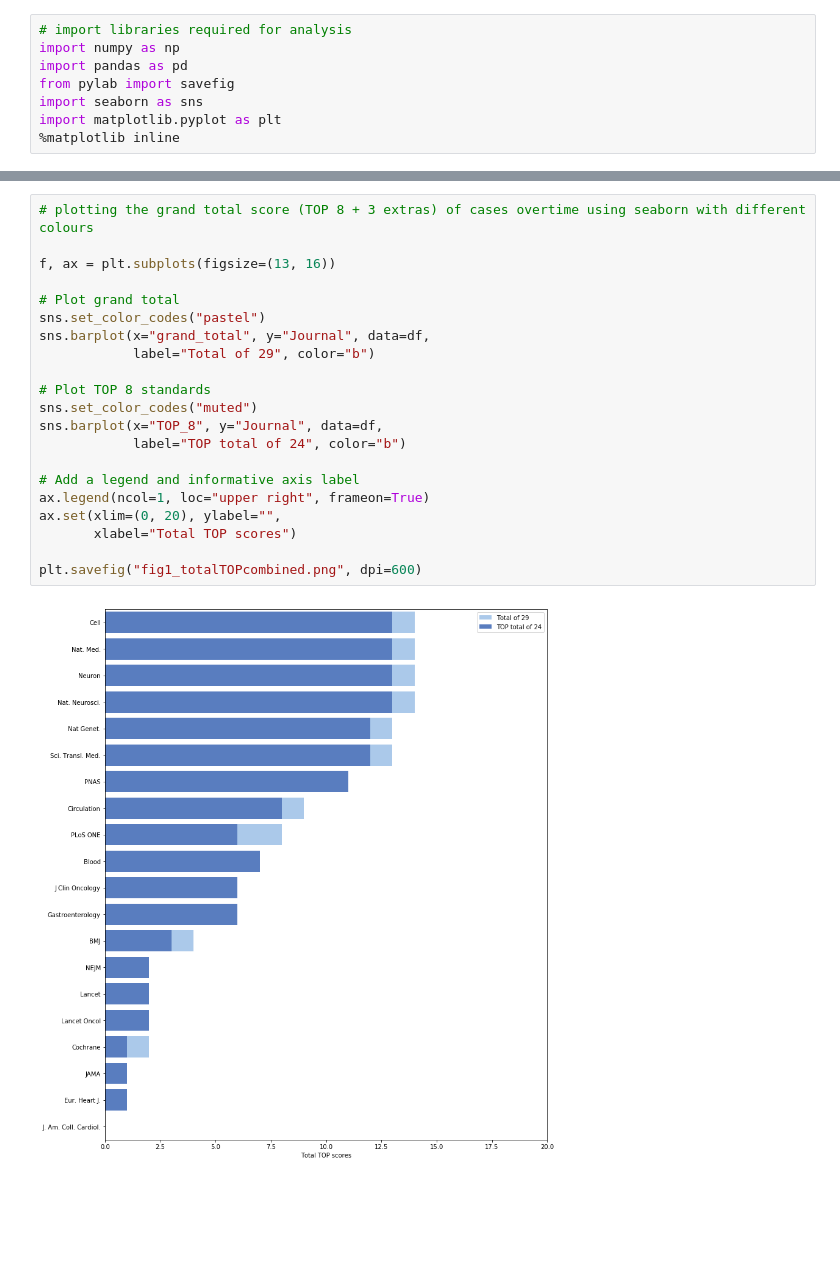
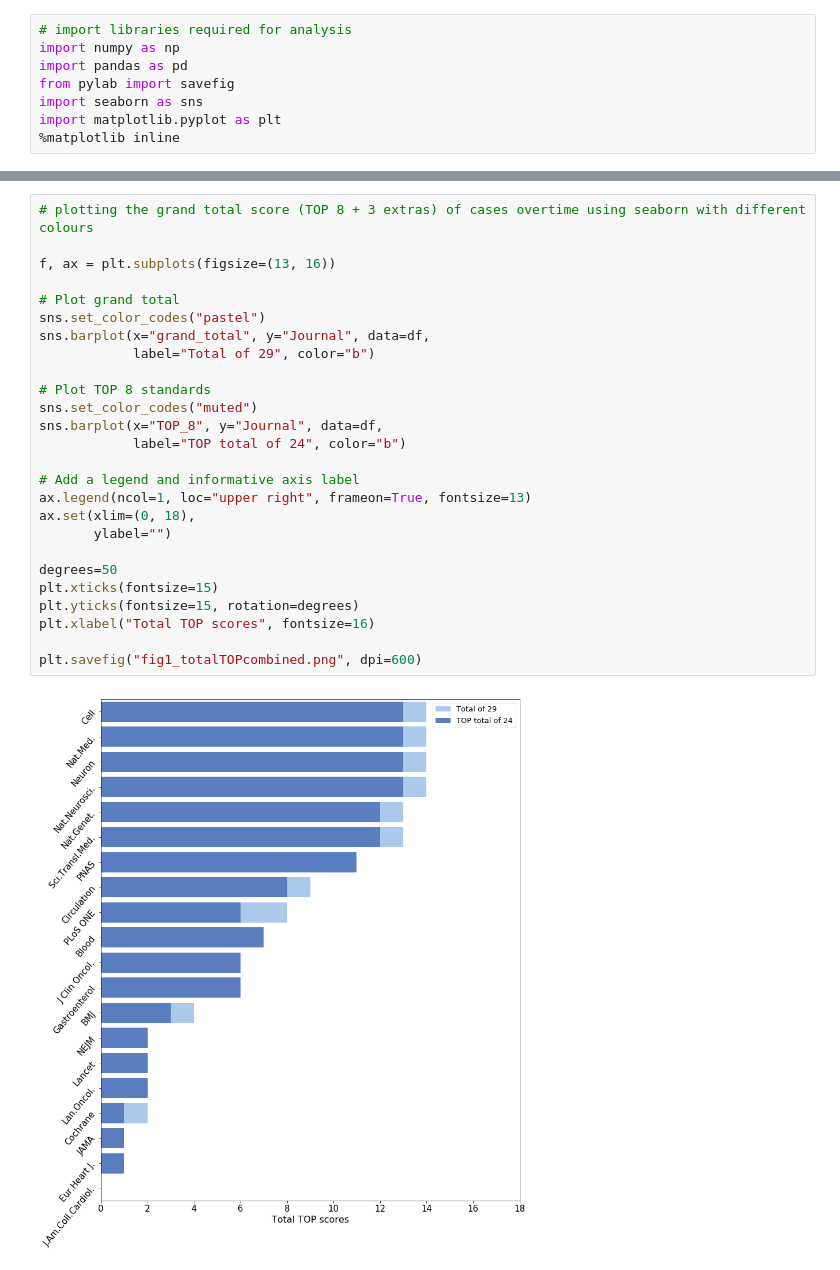
Before and after one commit to georgiarichards/TOP_medjournals, a Jupyter notebook: TOP_scores_Med&HealthJs.ipynb, the cells around one changed output, grey strips where cells are left out. Saved outputs shown, nothing was run; the diff lists cells and outputs as text; blank space fills up the shorter version.

Commit message:
Updating size of figure ticks

```diff
--- a/TOP_scores_Med&HealthJs.ipynb
+++ b/TOP_scores_Med&HealthJs.ipynb
@@ -36,26 +36,31 @@ df.describe()
 # %%
 # plotting the grand total score (TOP 8 + 3 extras) of cases overtime using seaborn with different colours
 
 f, ax = plt.subplots(figsize=(13, 16))
 
 # Plot grand total
 sns.set_color_codes("pastel")
 sns.barplot(x="grand_total", y="Journal", data=df,
             label="Total of 29", color="b")
 
 # Plot TOP 8 standards
 sns.set_color_codes("muted")
 sns.barplot(x="TOP_8", y="Journal", data=df,
             label="TOP total of 24", color="b")
 
 # Add a legend and informative axis label
-ax.legend(ncol=1, loc="upper right", frameon=True)
-ax.set(xlim=(0, 20), ylabel="",
-       xlabel="Total TOP scores")
+ax.legend(ncol=1, loc="upper right", frameon=True, fontsize=13)
+ax.set(xlim=(0, 18),
+       ylabel="")
+
+degrees=50
+plt.xticks(fontsize=15)
+plt.yticks(fontsize=15, rotation=degrees)
+plt.xlabel("Total TOP scores", fontsize=16)
 
 plt.savefig("fig1_totalTOPcombined.png", dpi=600)
 # %% [output]
-[figure, old version]
+[figure, new version]
 # %%
 # plotting the total COI scores
 
```
Also changed, not shown: parts of 3 cells of this notebook, 5 other files.
